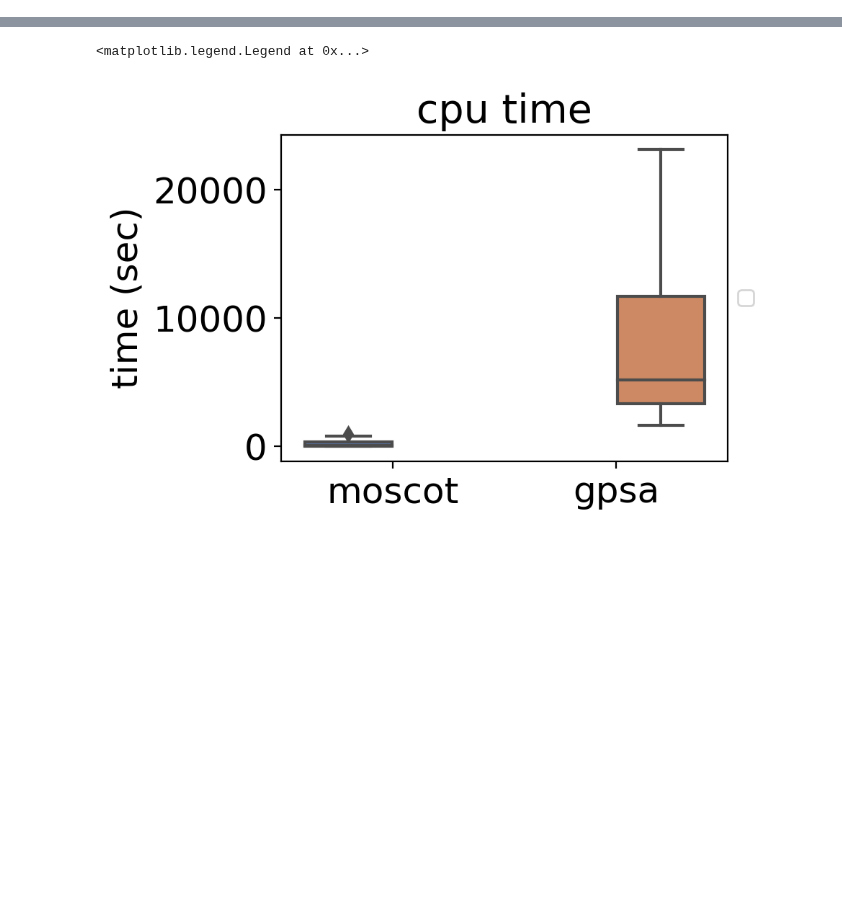
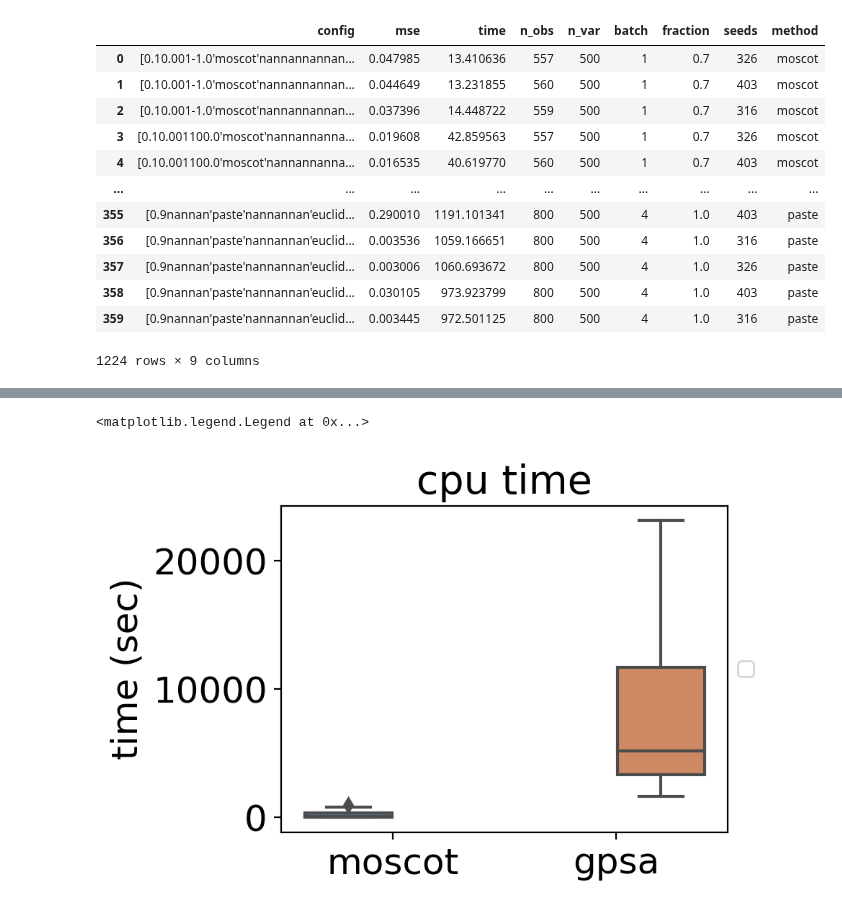
Before and after one commit to theislab/moscot_benchmarks, a Jupyter notebook: experiments/space/alignment/analyze_results.ipynb, the cells around one changed output, grey strips where cells are left out. Drawn from its saved outputs; the diff is of its cells as text; code cells hidden in the pictures; blank space fills up the shorter version.

```diff
--- a/experiments/space/alignment/analyze_results.ipynb
+++ b/experiments/space/alignment/analyze_results.ipynb
@@ -78,0 +85,39 @@ results
+# %%
+cols = [
+    "unique_config",
+    "result.mse",
+    "result.time",
+    "result.n_obs",
+    "result.n_var",
+    "config.data.dataset.batch",
+    "config.data.dataset.fraction",
+    "config.data.dataset.seeds",
+    "config.model.tool.type",
+]
+rename_cols = [
+    "config",
+    "mse",
+    "time",
+    "n_obs",
+    "n_var",
+    "batch",
+    "fraction",
+    "seeds",
+    "method",
+]
+final_df = results[cols].rename(columns={k: v for k, v in zip(cols, rename_cols)})
+final_df
+# %% [output]
+|  | config | mse | time | n_obs | n_var | batch | fraction | seeds | method |
+| 0 | [0.10.001-1.0'moscot'nannannannan... | 0.047985 | 13.410636 | 557 | 500 | 1 | 0.7 | 326 | moscot |
+| 1 | [0.10.001-1.0'moscot'nannannannan... | 0.044649 | 13.231855 | 560 | 500 | 1 | 0.7 | 403 | moscot |
+| 2 | [0.10.001-1.0'moscot'nannannannan... | 0.037396 | 14.448722 | 559 | 500 | 1 | 0.7 | 316 | moscot |
+| 3 | [0.10.001100.0'moscot'nannannanna... | 0.019608 | 42.859563 | 557 | 500 | 1 | 0.7 | 326 | moscot |
+| 4 | [0.10.001100.0'moscot'nannannanna... | 0.016535 | 40.619770 | 560 | 500 | 1 | 0.7 | 403 | moscot |
+| ... | ... | ... | ... | ... | ... | ... | ... | ... | ... |
+| 355 | [0.9nannan'paste'nannannan'euclid... | 0.290010 | 1191.101341 | 800 | 500 | 4 | 1.0 | 403 | paste |
+| 356 | [0.9nannan'paste'nannannan'euclid... | 0.003536 | 1059.166651 | 800 | 500 | 4 | 1.0 | 316 | paste |
+| 357 | [0.9nannan'paste'nannannan'euclid... | 0.003006 | 1060.693672 | 800 | 500 | 4 | 1.0 | 326 | paste |
+| 358 | [0.9nannan'paste'nannannan'euclid... | 0.030105 | 973.923799 | 800 | 500 | 4 | 1.0 | 403 | paste |
+| 359 | [0.9nannan'paste'nannannan'euclid... | 0.003445 | 972.501125 | 800 | 500 | 4 | 1.0 | 316 | paste |
+1224 rows × 9 columns
```
Also changed, not shown: parts of 17 cells of this notebook, 6 other files.
